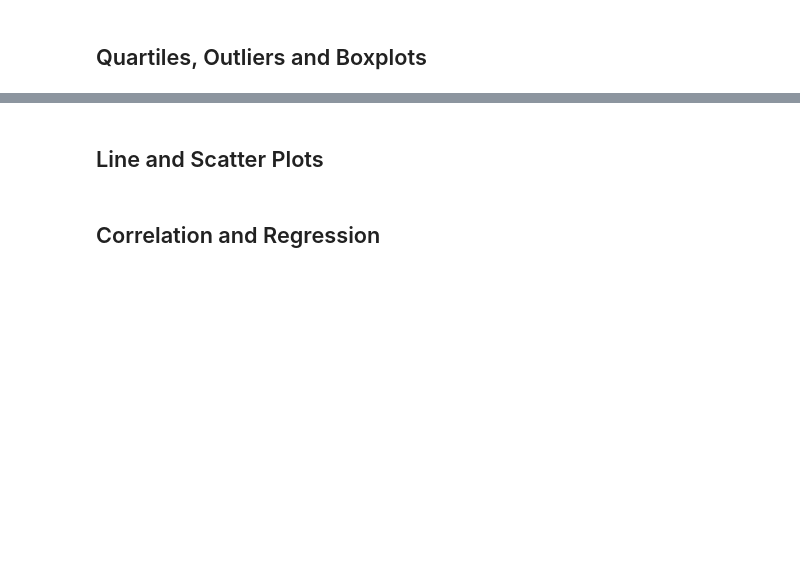
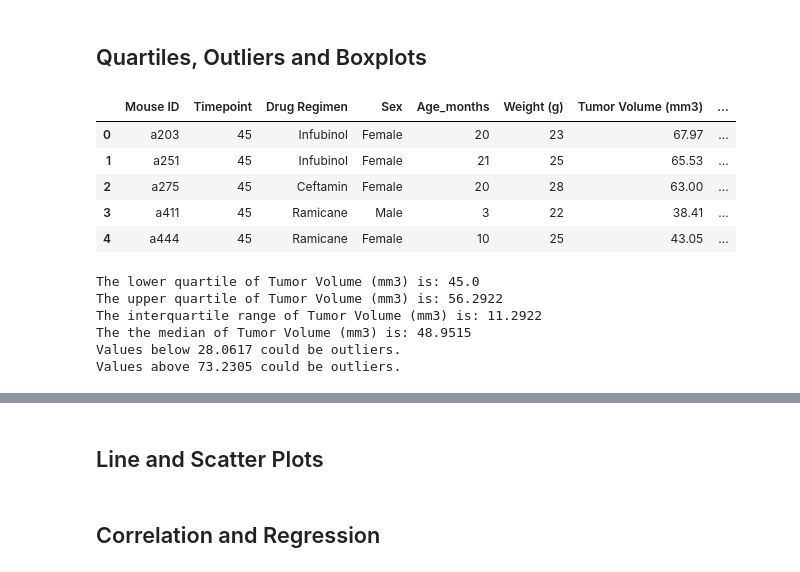
Before and after one commit to ijeriel/Bootcamp-Homework-Jeriel, a Jupyter notebook: Matplotlib-challenge/pymaceuticals_starter.ipynb, the cells around one changed output, grey strips where cells are left out. Drawn from its saved outputs; the diff is of its cells as text; code cells hidden in the pictures; blank space fills up the shorter version.

Commit message:
add quartiles and outliers

```diff
--- a/Matplotlib-challenge/pymaceuticals_starter.ipynb
+++ b/Matplotlib-challenge/pymaceuticals_starter.ipynb
@@ -208,8 +208,21 @@ plt.show()
 # %%
 # Calculate the final tumor volume of each mouse across four of the treatment regimens:
 # Capomulin, Ramicane, Infubinol, and Ceftamin
+treatment = ('Capomulin', 'Ramicane', 'Infubinol', 'Ceftamin')
+treatment_df = mouse_study.loc[mouse_study['Drug Regimen'].isin(treatment)]
 
 # Start by getting the last (greatest) timepoint for each mouse
-
+last_timepoint = treatment_df.groupby(treatment_df['Mouse ID']).agg({'Timepoint':['max']})
+last_timepoint.columns = ['Timepoint']
 
 # Merge this group df with the original dataframe to get the tumor volume at the last timepoint
+last_timepoint = last_timepoint.reset_index()
+tumor_volume = pd.merge(last_timepoint, mouse_study, how="left", on=["Mouse ID", "Timepoint"])
+tumor_volume.head().round(2)
+# %% [output]
+|  | Mouse ID | Timepoint | Drug Regimen | Sex | Age_months | Weight (g) | Tumor Volume (mm3) | ... |
+| 0 | a203 | 45 | Infubinol | Female | 20 | 23 | 67.97 | ... |
+| 1 | a251 | 45 | Infubinol | Female | 21 | 25 | 65.53 | ... |
+| 2 | a275 | 45 | Ceftamin | Female | 20 | 28 | 63.00 | ... |
+| 3 | a411 | 45 | Ramicane | Male | 3 | 22 | 38.41 | ... |
+| 4 | a444 | 45 | Ramicane | Female | 10 | 25 | 43.05 | ... |
@@ -232,0 +229,28 @@ plt.show()
+# %%
+# Put treatments into a list for for loop (and later for plot labels)
+treatment_list = ['Capomulin', 'Ramicane', 'Infubinol', 'Ceftamin']
+
+# Create empty list to fill with tumor vol data (for plotting)
+tumor_vol = []
+
+# Calculate the IQR and quantitatively determine if there are any potential outliers.
+volume_mm3 = mouse_study[["Mouse ID", "Tumor Volume (mm3)"]]
+quartiles = mouse_study["Tumor Volume (mm3)"].quantile([.25,.5,.75])
+lowerq = quartiles[0.25]
+upperq = quartiles[0.75]
+iqr = upperq-lowerq
+lower_bound = lowerq - (1.5*iqr)
+upper_bound = upperq + (1.5*iqr)
+print(f"The lower quartile of Tumor Volume (mm3) is: {round(lowerq,4)}")
+print(f"The upper quartile of Tumor Volume (mm3) is: {round(upperq,4)}")
+print(f"The interquartile range of Tumor Volume (mm3) is: {round(iqr,4)}")
+print(f"The the median of Tumor Volume (mm3) is: {round(quartiles[0.5],4)} ")
+print(f"Values below {round(lower_bound,4)} could be outliers.")
+print(f"Values above {round(upper_bound,4)} could be outliers.")
+# %% [output]
+The lower quartile of Tumor Volume (mm3) is: 45.0
+The upper quartile of Tumor Volume (mm3) is: 56.2922
+The interquartile range of Tumor Volume (mm3) is: 11.2922
+The the median of Tumor Volume (mm3) is: 48.9515
+Values below 28.0617 could be outliers.
+Values above 73.2305 could be outliers.
```
Also changed, not shown: parts of 5 cells of this notebook.
